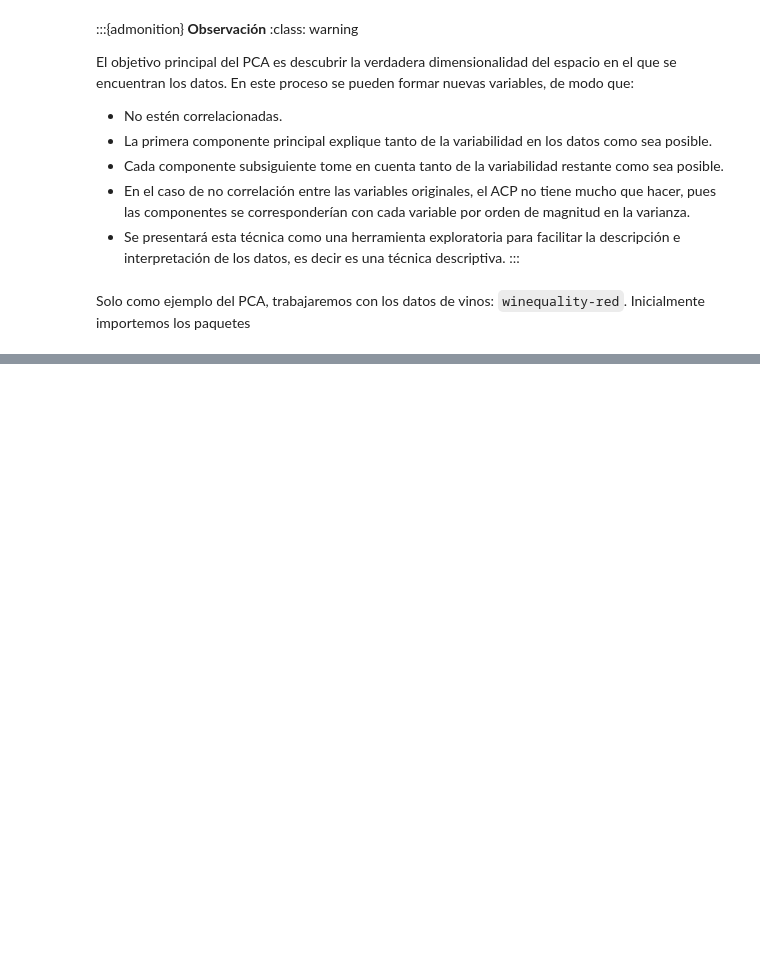
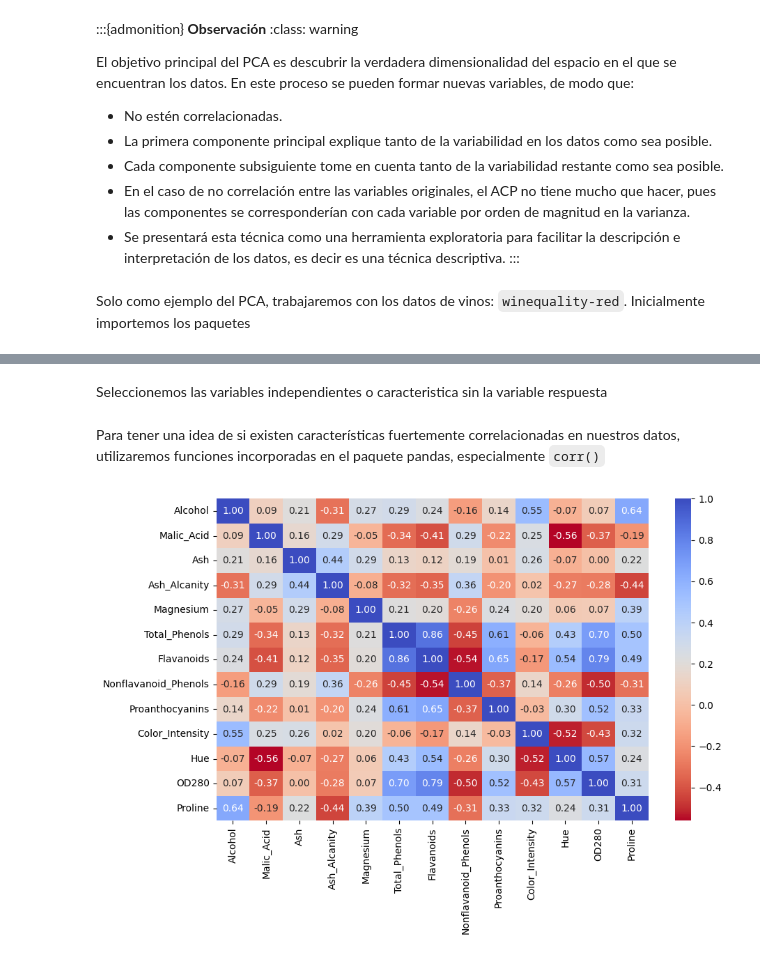
Before and after one commit to cdeoroaguado/jbook_ml202430, a Jupyter notebook: _sources/modulo_3.ipynb, the cells around one changed output, grey strips where cells are left out. Saved outputs shown, nothing was run; the diff lists cells and outputs as text; code cells hidden in the pictures; blank space fills up the shorter version.

```diff
--- a/_sources/modulo_3.ipynb
+++ b/_sources/modulo_3.ipynb
@@ -1814,0 +1824,6 @@ from sklearn.decomposition import PCA
+# %%
+# Importar un archivo CSV como DataFrame
+df = pd.read_csv('_data/datadescrip/Wine.csv')
+
+# Ver las primeras 5 filas del DataFrame
+df.head()
@@ -1814,0 +1837,19 @@ from sklearn.decomposition import PCA
+# %% [markdown]
+Seleccionemos las variables independientes o caracteristica sin la variable respuesta
+# %%
+# Variables independientes y variable respuesta
+X = df.iloc[:,0:13] # Caracteristica o features
+y = df.iloc[:,13]   # respuesta o target
+# %% [markdown]
+Para tener una idea de si existen características fuertemente correlacionadas en nuestros datos, utilizaremos funciones incorporadas en el paquete pandas, especialmente `corr()`
+# %%
+# Mostrar la matriz de correlación con un mapa de calor
+corr_wine = X.corr()
+
+# Crear la figura
+plt.figure(figsize=(10, 6))
+sns.heatmap(corr_wine, annot=True, cmap='coolwarm_r', fmt=".2f", cbar=True)
+
+plt.show()
+# %% [output]
+[figure, added]
```
Also changed, not shown: parts of 63 cells of this notebook, 30 other files.
